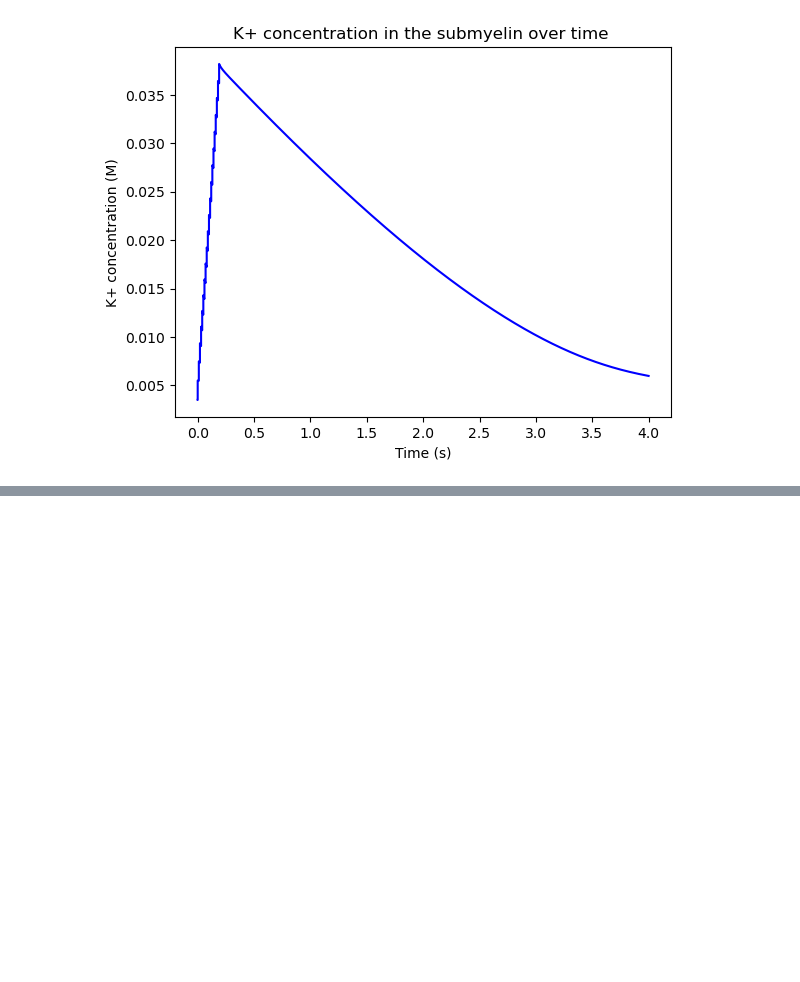
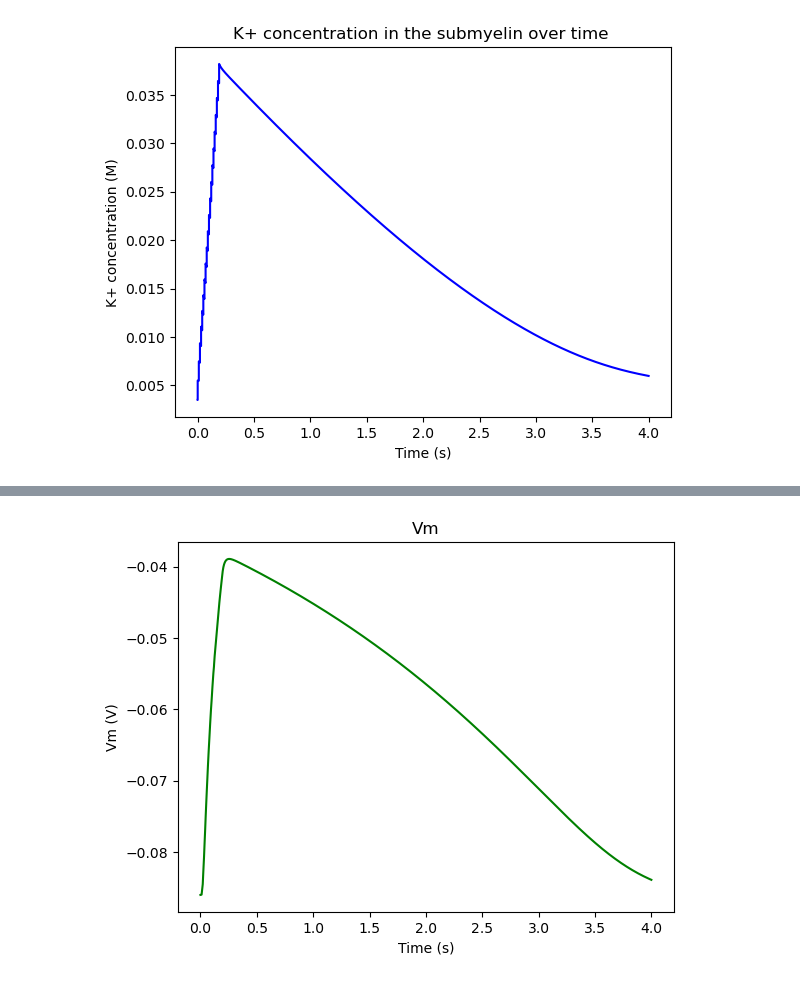
Before and after one commit to louna-schaison/TINS_Python_code, a Jupyter notebook: K+ Concentrations.ipynb, the cells around one changed output, grey strips where cells are left out. Drawn from its saved outputs; the diff is of its cells as text; code cells hidden in the pictures; blank space fills up the shorter version.

```diff
--- a/K+ Concentrations.ipynb
+++ b/K+ Concentrations.ipynb
@@ -465,0 +562,9 @@ mpl.show()
+# %%
+fig,ax=mpl.subplots()
+mpl.plot(times, V,color='green')
+ax.set_xlabel("Time (s)")
+ax.set_ylabel("Vm (V)")
+mpl.title("Vm")
+mpl.show()
+# %% [output]
+[figure, added]
```
Also changed, not shown: parts of 13 cells of this notebook, 2 other files.
